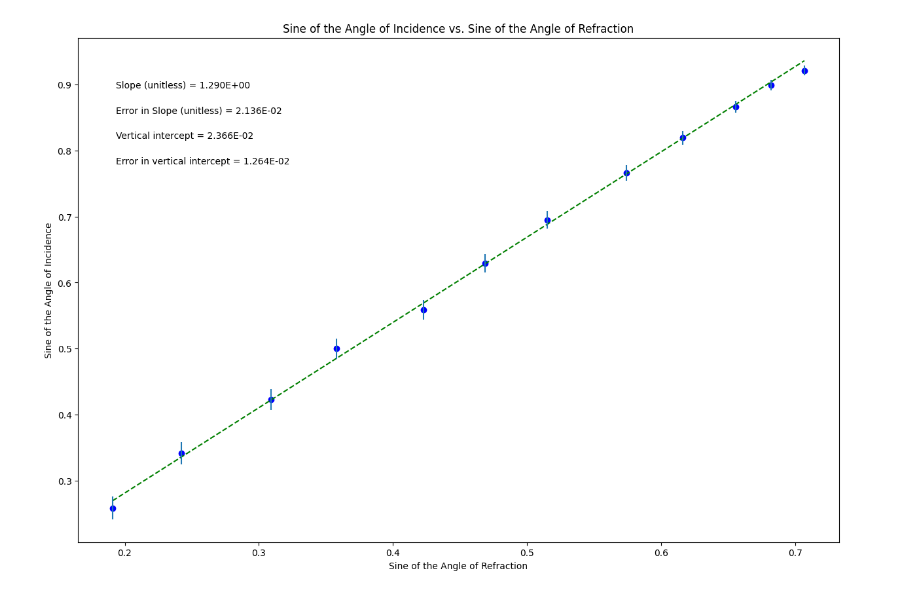
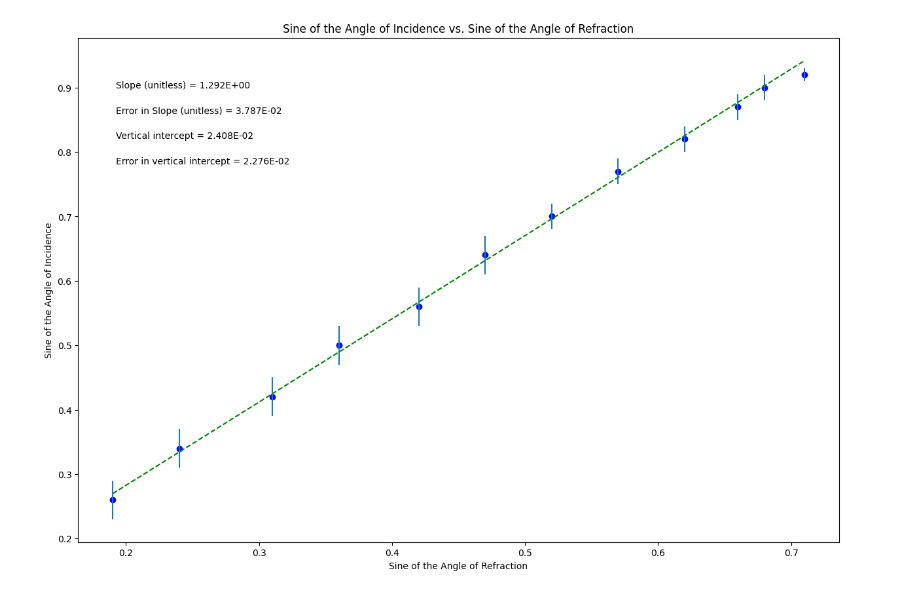
Before and after one commit to jillianwynne7/PHSXLab, a Jupyter notebook: Index_of_Refraction.ipynb, the cells around one changed output. Cells and saved outputs as stored; diff of their text form; code cells hidden in the pictures.

```diff
--- a/Index_of_Refraction.ipynb
+++ b/Index_of_Refraction.ipynb
@@ -19,11 +19,11 @@ import matplotlib.pyplot as plt
 #variable names should start with a letter and must contain only letters, numbers, and underscores
 
 
-sin_theta_r = np.array([0.191, 0.242, 0.309, 0.358, 0.423, 0.469, 0.515, 0.574, 0.616, 0.656, 0.682, 0.707])
+sin_theta_r = np.array([0.19, 0.24, 0.31, 0.36, 0.42, 0.47, 0.52, 0.57, 0.62, 0.66, 0.68, 0.71])
 
-sin_theta_i = np.array([0.259, 0.342, 0.423, 0.500, 0.559, 0.629, 0.695, 0.766, 0.819, 0.866, 0.899, 0.921])
+sin_theta_i = np.array([0.26, 0.34, 0.42, 0.50, 0.56, 0.64, 0.70, 0.77, 0.82, 0.87, 0.900, 0.92])
 
-uncertainty_sin_theta_i = np.array([0.017, 0.017, 0.016, 0.015, 0.015, 0.014, 0.013, 0.012, 0.010, 0.009, 0.008, 0.007])
+uncertainty_sin_theta_i = np.array([0.03, 0.03, 0.03, 0.03, 0.03, 0.03, 0.02, 0.02, 0.02, 0.02, 0.02, 0.010])
 
 
 
@@ -92,31 +92,31 @@ elif annotation_placement==3 or annotation_placement==4:
 #Don't need to change anything in this section!
 
 #Plot data on graph. Plot error bars and place values for slope,
 #error in slope, and vertical intercept (plus error) on the plot using "annotate"
 
 plt.figure(figsize=(15,10))
 
 plt.plot(x, fit, color='green', linestyle='--')
 plt.scatter(x, y, color='blue', marker='o')
 
 plt.xlabel(x_label)
 plt.ylabel(y_label)
 plt.title(plot_title)
 
 plt.errorbar(x, y, yerr=dy, xerr=None, fmt="none") #don't need to plot x error bars
 
 plt.annotate('Slope ({}) = {value:.{digits}E}'.format(slope_units,value=m, digits=3),
              (xpos, ypos[0]), xycoords='axes fraction')
 
 plt.annotate('Error in Slope ({}) = {value:.{digits}E}'.format(slope_units,value=dm, digits=3),
              (xpos, ypos[1]), xycoords='axes fraction')
 
 plt.annotate('Vertical intercept = {value:.{digits}E}'.format(value=b, digits=3),
              (xpos, ypos[2]), xycoords='axes fraction')
 
 plt.annotate('Error in vertical intercept = {value:.{digits}E}'.format(value=db, digits=3),
              (xpos, ypos[3]), xycoords='axes fraction')
 
 plt.show()
 # %% [output]
-[figure, old version]
+[figure, new version]
```
